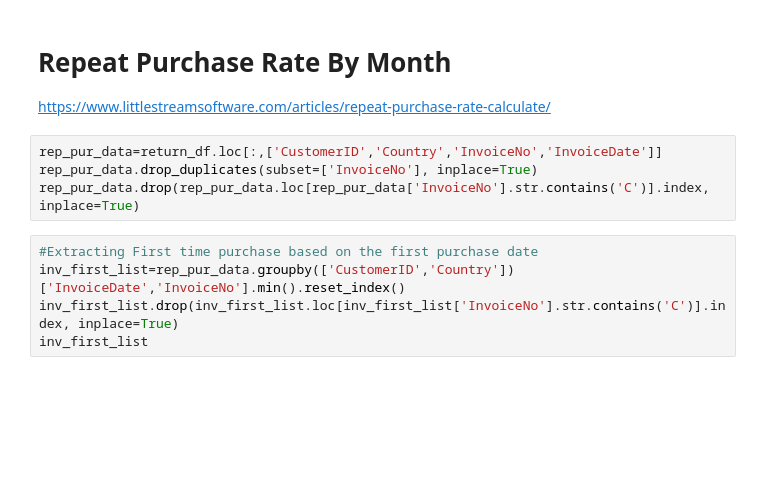
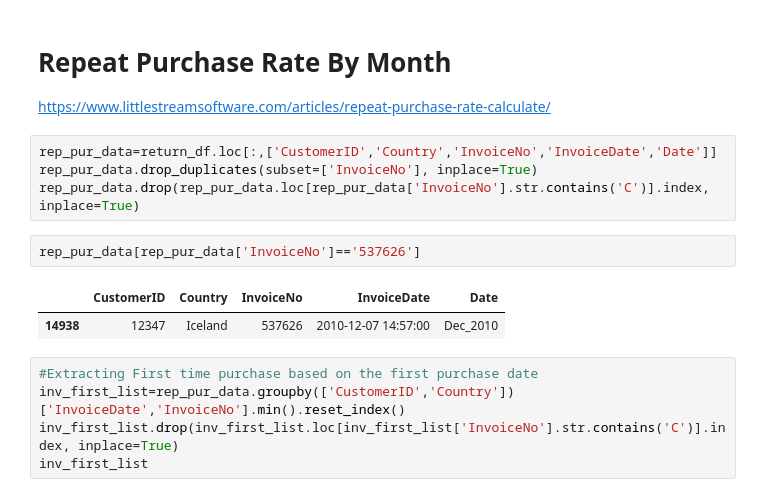
Before and after one commit to lilinchen84/Online-Retail-Analysis, a Jupyter notebook: OnlineRetailAnalysis.ipynb, the cells around one changed output. Drawn from its saved outputs; the diff is of its cells as text; blank space fills up the shorter version.

```diff
--- a/OnlineRetailAnalysis.ipynb
+++ b/OnlineRetailAnalysis.ipynb
@@ -418,9 +441,14 @@ plt.show()
 # Repeat Purchase Rate By Month
 https://www.littlestreamsoftware.com/articles/repeat-purchase-rate-calculate/
 # %%
-rep_pur_data=return_df.loc[:,['CustomerID','Country','InvoiceNo','InvoiceDate']]
+rep_pur_data=return_df.loc[:,['CustomerID','Country','InvoiceNo','InvoiceDate','Date']]
 rep_pur_data.drop_duplicates(subset=['InvoiceNo'], inplace=True)
 rep_pur_data.drop(rep_pur_data.loc[rep_pur_data['InvoiceNo'].str.contains('C')].index, inplace=True)
+# %%
+rep_pur_data[rep_pur_data['InvoiceNo']=='537626']
+# %% [output]
+|  | CustomerID | Country | InvoiceNo | InvoiceDate | Date |
+| 14938 | 12347 | Iceland | 537626 | 2010-12-07 14:57:00 | Dec_2010 |
 # %%
 #Extracting First time purchase based on the first purchase date
 inv_first_list=rep_pur_data.groupby(['CustomerID','Country'])['InvoiceDate','InvoiceNo'].min().reset_index()
```
Also changed, not shown: parts of 48 cells of this notebook, 2 other files.
